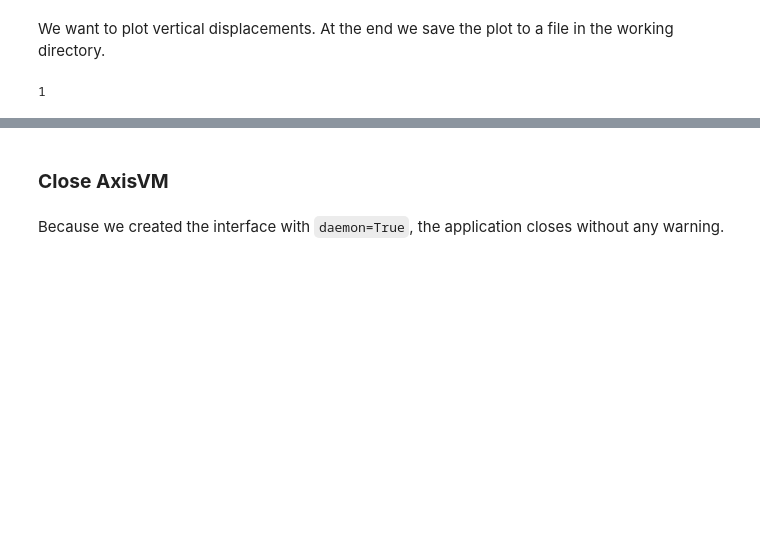
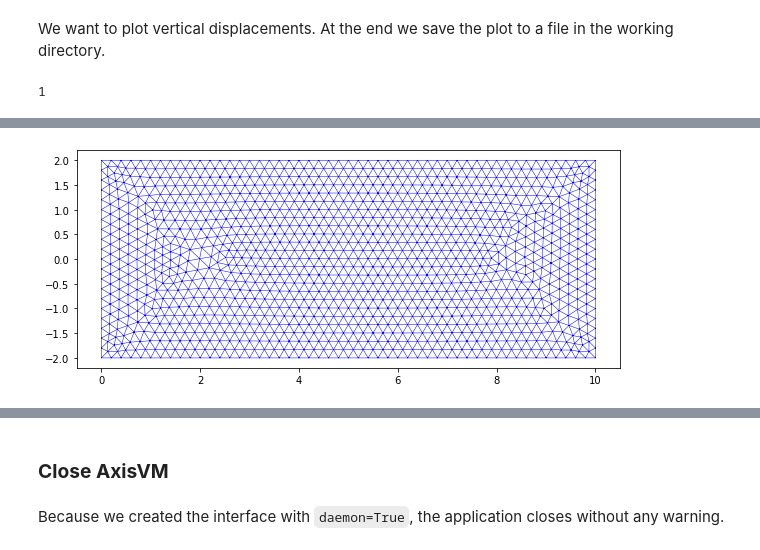
Before and after one commit to AndreeeaMB/pyaxisvm, a Jupyter notebook: examples/plate_example_1.ipynb, the cells around one changed output, grey strips where cells are left out. Cells and saved outputs as stored; diff of their text form; code cells hidden in the pictures; blank space fills up the shorter version.

```diff
--- a/examples/plate_example_1.ipynb
+++ b/examples/plate_example_1.ipynb
@@ -212,0 +237,5 @@ axvm.BringToFront()
+# %%
+fig, ax = plt.subplots(figsize=(20, 4))
+axm.Domains[1].plot(fig=fig, ax=ax)
+# %% [output]
+[figure, added]
```
Also changed, not shown: parts of 15 cells of this notebook, 24 other files.
